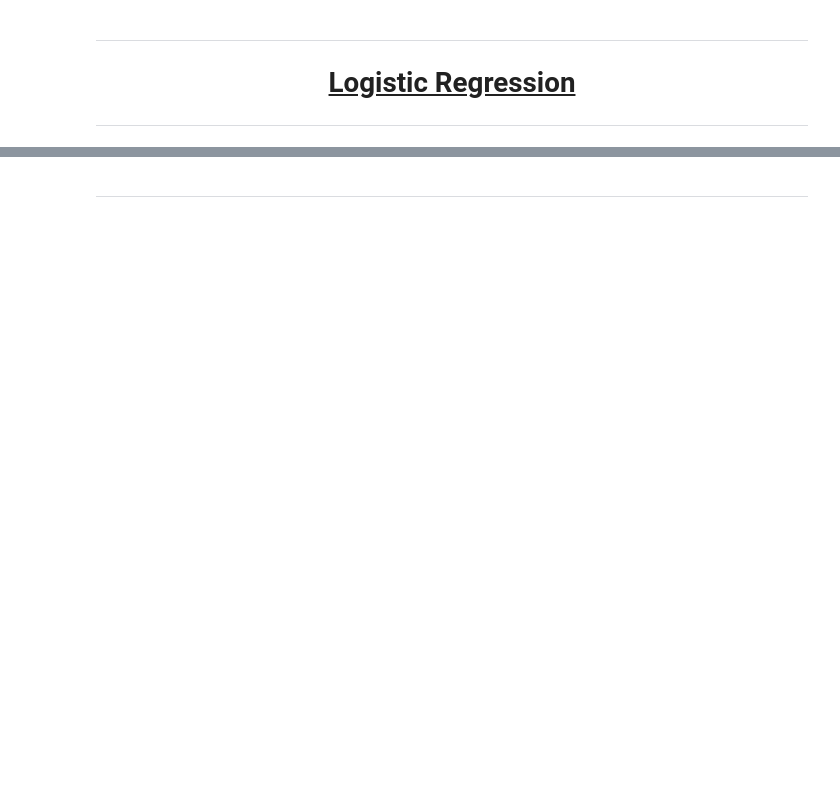
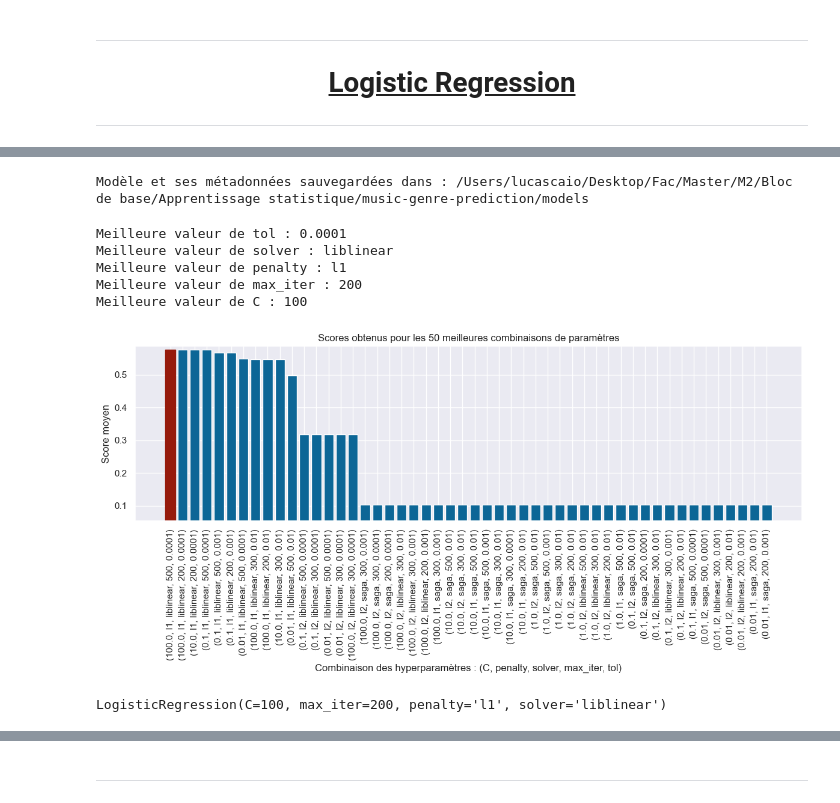
Before and after one commit to lcscaio77/music-genre-prediction, a Jupyter notebook: notebooks/03_train_logistic_regression.ipynb, the cells around one changed output, grey strips where cells are left out. Saved outputs shown, nothing was run; the diff lists cells and outputs as text; code cells hidden in the pictures; blank space fills up the shorter version.

```diff
--- a/notebooks/03_train_logistic_regression.ipynb
+++ b/notebooks/03_train_logistic_regression.ipynb
@@ -67,14 +67,0 @@ Nous utilisons un gread search pour optimiser les paramètres "l1", "l2" et "ela
-# %%
-from sklearn.model_selection import GridSearchCV
-
-param_grid = {
-    'penalty': ['l1','l2', 'none'],
-    'C': [0.01, 0.1, 1, 10, 100],
-    'l1_ratio' : [0,0.01,1]
-}
-
-
-model = LR(multi_class="multinomial",n_jobs=-1)
-
-grid_search = GridSearchCV(estimator=model, param_grid=param_grid, cv=5, scoring='accuracy', verbose=1, n_jobs=-1)
-grid_search.fit(X_train, y_train)
@@ -87,0 +68,22 @@ print("Test Set Accuracy:", accuracy_score(y_test, y_pred))
+# %%
+params = {
+    'C': [0.01, 0.1, 1, 10, 100],
+    'penalty': ['l1', 'l2'],
+    'solver': ['liblinear', 'saga'],
+    'max_iter': [200, 300, 500],
+    'tol': [1e-4, 1e-3, 1e-2],
+}
+# %%
+cv_strat = StratifiedKFold(n_splits=3, shuffle=True, random_state=0)
+
+rs_logreg_classifier = RandomizedSearchCV(
+    estimator=LogisticRegression(random_state=0, class_weight=class_weight),
+    param_distributions=params,
+    n_iter=50,
+    scoring='accuracy',
+    n_jobs=-1,
+    cv=cv_strat,
+    verbose=1,
+    random_state=0
+)
+rs_logreg_classifier.fit(X_train, y_train)
@@ -87,0 +110,24 @@ print("Test Set Accuracy:", accuracy_score(y_test, y_pred))
+# %%
+src.save_model(rs_logreg_classifier, 'rs_logreg_classifier')
+# %% [output]
+Modèle et ses métadonnées sauvegardées dans : /Users/lucascaio/Desktop/Fac/Master/M2/Bloc de base/Apprentissage statistique/music-genre-prediction/models
+# %%
+best_params = src.plot_gridsearch(rs_logreg_classifier, params)
+# %% [output]
+Meilleure valeur de tol : 0.0001
+Meilleure valeur de solver : liblinear
+Meilleure valeur de penalty : l1
+Meilleure valeur de max_iter : 200
+Meilleure valeur de C : 100
+[figure, added]
+# %%
+logreg_classifier = LogisticRegression(
+    penalty=best_params['penalty'],
+    tol=best_params['tol'],
+    C=best_params['C'],
+    solver=best_params['solver'],
+    max_iter=best_params['max_iter'],
+)
+logreg_classifier.fit(X_train, y_train)
+# %% [output]
+LogisticRegression(C=100, max_iter=200, penalty='l1', solver='liblinear')
```
Also changed, not shown: parts of 16 cells of this notebook, 59 other files.
